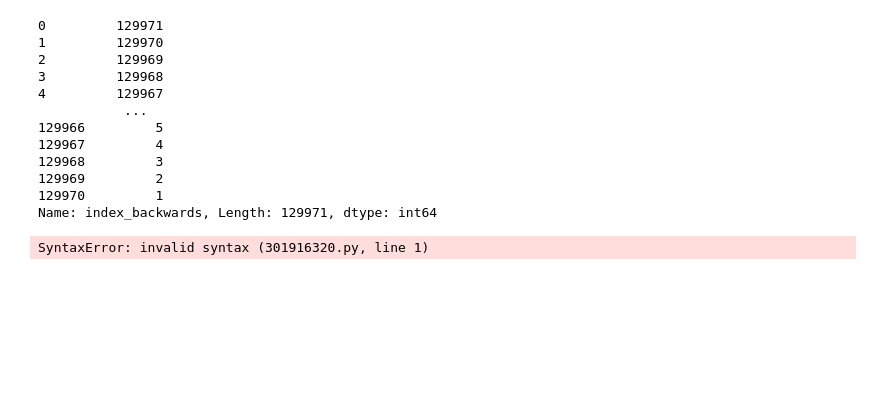
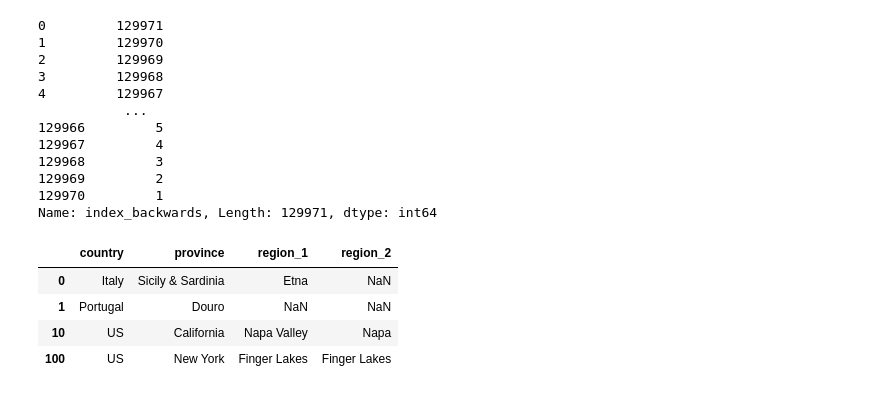
Before and after one commit to oktavianuu/my-pandas, a Jupyter notebook: ISA/indexing_selecting_assigning.ipynb, the cells around one changed output. Cells and saved outputs as stored; diff of their text form; code cells hidden in the pictures; blank space fills up the shorter version.

```diff
--- a/ISA/indexing_selecting_assigning.ipynb
+++ b/ISA/indexing_selecting_assigning.ipynb
@@ -352,7 +353,15 @@ data['index_backwards']
 129969         2
 129970         1
 Name: index_backwards, Length: 129971, dtype: int64
-# %%
-df = data.iloc[]
-# %% [output]
-SyntaxError: invalid syntax (301916320.py, line 1)
+# %%
+# Create a variable df containing the country, province, region_1, and region_2 columns of the records with the index labels 0, 1, 10, and 100. In other words,
+# generate the following DataFrame:
+
+df = data.iloc[[0, 1, 10, 100], [0, 5, 6, 7]]
+df
+# %% [output]
+|  | country | province | region_1 | region_2 |
+| 0 | Italy | Sicily & Sardinia | Etna | NaN |
+| 1 | Portugal | Douro | NaN | NaN |
+| 10 | US | California | Napa Valley | Napa |
+| 100 | US | New York | Finger Lakes | Finger Lakes |
```
Also changed, not shown: parts of 4 cells of this notebook.
